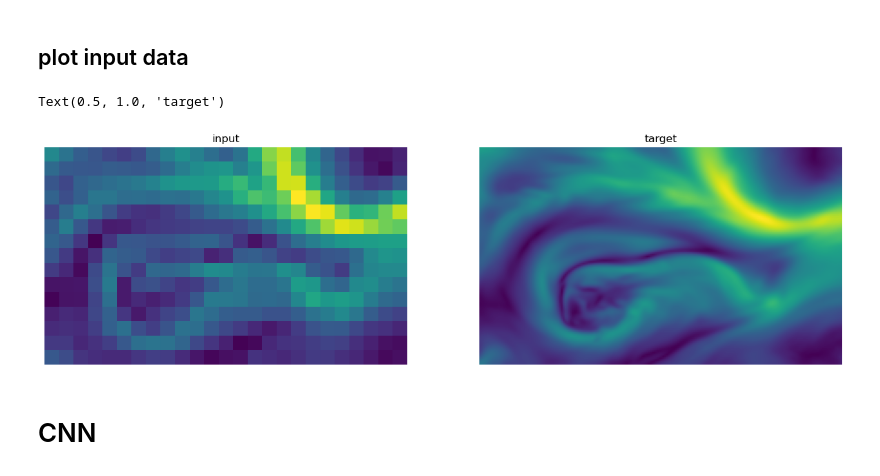
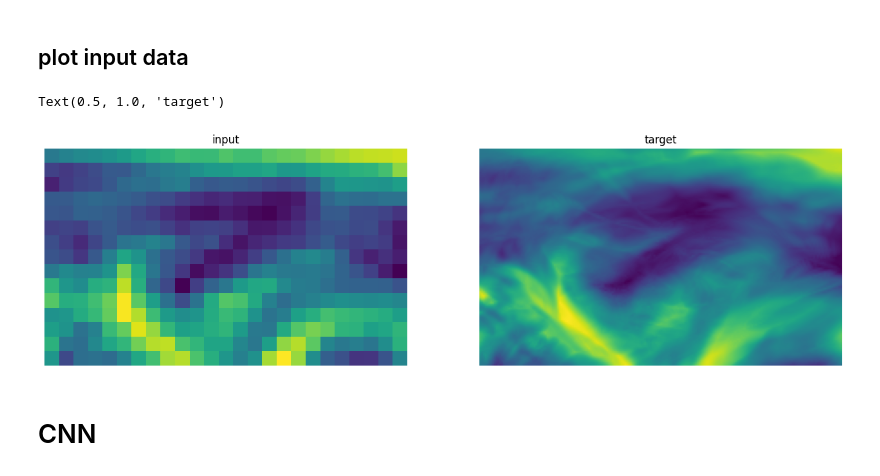
Before and after one commit to usc-caisplusplus/proj-turbulence, a Jupyter notebook: cable_news_network.ipynb, the cells around one changed output. Saved outputs shown, nothing was run; the diff lists cells and outputs as text; code cells hidden in the pictures.

```diff
--- a/cable_news_network.ipynb
+++ b/cable_news_network.ipynb
@@ -62,0 +94,3 @@ len(fine_train), len(fine_train[0]), len(fine_train[0][0])
+# %%
+scaler = MinMaxScaler()
+scaler.fit(fine_train_reshaped)
@@ -62,0 +99,3 @@ len(fine_train), len(fine_train[0]), len(fine_train[0][0])
+# %%
+scaler_coarse = MinMaxScaler()
+scaler_coarse.fit(coarse_train_reshaped)
@@ -106,6 +190,10 @@ len(coarse_test), len(coarse_test[0]), len(coarse_test[0][0])
 len(fine_test), len(fine_test[0]), len(fine_test[0][0]), type(fine_test[0][0][0])
 # %% [output]
 (74, 120, 200, numpy.float64)
+# %%
+coarse_test_scaled = scale_and_reshape(coarse_test, scaler_coarse)
+# %%
+fine_test_scaled = scale_and_reshape(fine_test, scaler)
 # %% [markdown]
 ## plot input data
 # %%
@@ -120,14 +208,14 @@ x_values = x_grid.flatten()
 y_values = y_grid.flatten()
 # %%
 fig, axes = plt.subplots(1,2, figsize=(16,24))
-axes[0].imshow(coarse_train[200])
+axes[0].imshow(coarse_test_scaled[5])
 axes[0].axis('off')
 axes[0].set_title("input")
-axes[1].imshow(fine_train[200])
+axes[1].imshow(fine_test_scaled[5])
 axes[1].axis('off')
 axes[1].set_title("target")
 # %% [output]
 Text(0.5, 1.0, 'target')
-[figure, old version]
+[figure, new version]
 # %% [markdown]
 # CNN
```
Also changed, not shown: parts of 43 cells of this notebook, 3 other files.
